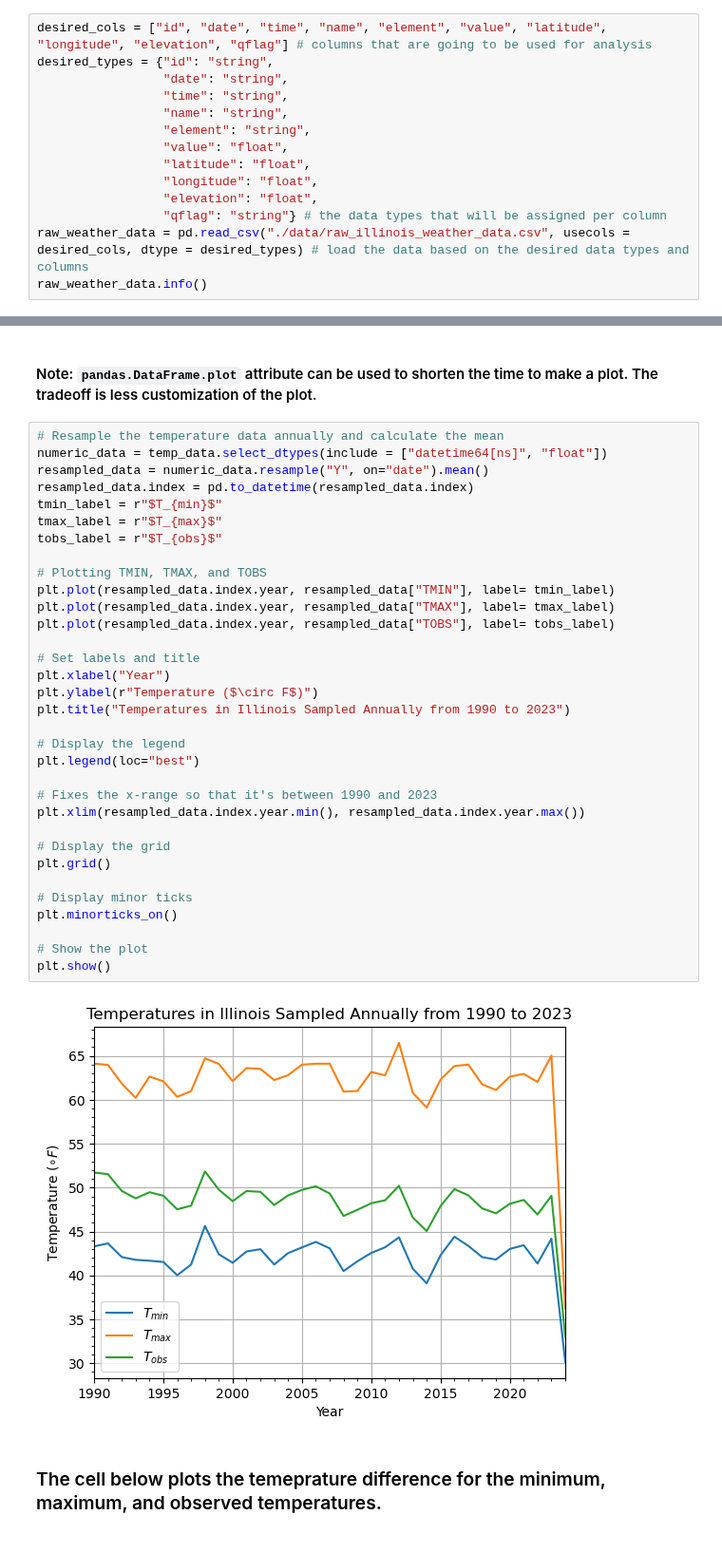
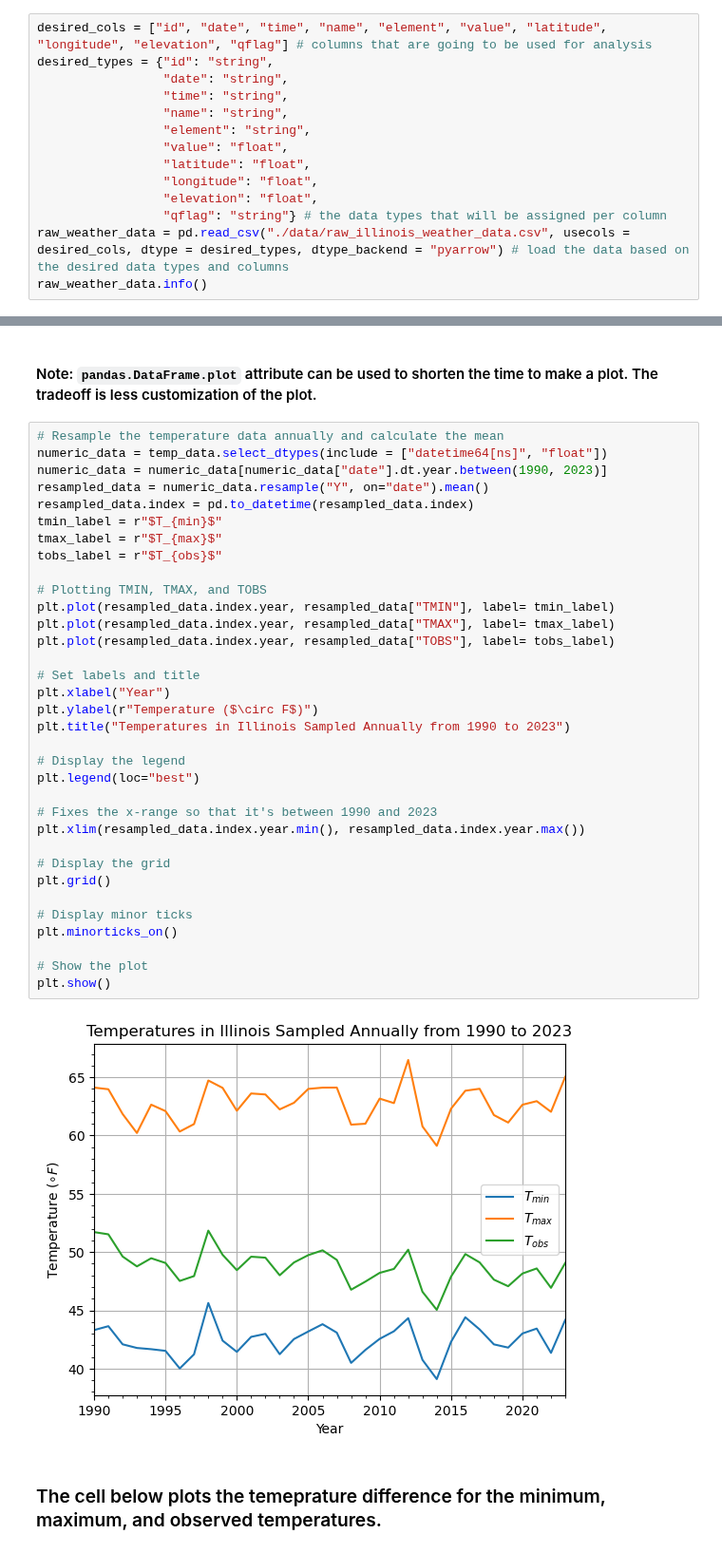
Before and after one commit to hfactor13/IllinoisWeather, a Jupyter notebook: weather_analysis.ipynb, the cells around one changed output, grey strips where cells are left out. Shown at 95% size. Drawn from its saved outputs; the diff is of its cells as text.

```diff
--- a/weather_analysis.ipynb
+++ b/weather_analysis.ipynb
@@ -17,7 +16,7 @@ desired_types = {"id": "string",
                  "longitude": "float",
                  "elevation": "float",
                  "qflag": "string"} # the data types that will be assigned per column
-raw_weather_data = pd.read_csv("./data/raw_illinois_weather_data.csv", usecols = desired_cols, dtype = desired_types) # load the data based on the desired data types and columns
+raw_weather_data = pd.read_csv("./data/raw_illinois_weather_data.csv", usecols = desired_cols, dtype = desired_types, dtype_backend = "pyarrow") # load the data based on the desired data types and columns
 raw_weather_data.info()
 # %% [output]
 <class 'pandas.core.frame.DataFrame'>
@@ -169,38 +147,39 @@ See the caveats in the documentation: https://pandas.pydata.org/pandas-docs/stab
 # %%
 # Resample the temperature data annually and calculate the mean
 numeric_data = temp_data.select_dtypes(include = ["datetime64[ns]", "float"])
+numeric_data = numeric_data[numeric_data["date"].dt.year.between(1990, 2023)]
 resampled_data = numeric_data.resample("Y", on="date").mean()
 resampled_data.index = pd.to_datetime(resampled_data.index)
 tmin_label = r"$T_{min}$"
 tmax_label = r"$T_{max}$"
 tobs_label = r"$T_{obs}$"
 
 # Plotting TMIN, TMAX, and TOBS
 plt.plot(resampled_data.index.year, resampled_data["TMIN"], label= tmin_label)
 plt.plot(resampled_data.index.year, resampled_data["TMAX"], label= tmax_label)
 plt.plot(resampled_data.index.year, resampled_data["TOBS"], label= tobs_label)
 
 # Set labels and title
 plt.xlabel("Year")
 plt.ylabel(r"Temperature ($\circ F$)")
 plt.title("Temperatures in Illinois Sampled Annually from 1990 to 2023")
 
 # Display the legend
 plt.legend(loc="best")
 
 # Fixes the x-range so that it's between 1990 and 2023
 plt.xlim(resampled_data.index.year.min(), resampled_data.index.year.max())
 
 # Display the grid
 plt.grid()
 
 # Display minor ticks
 plt.minorticks_on()
 
 # Show the plot
 plt.show()
 # %% [output]
-[figure, old version]
+[figure, new version]
 # %% [markdown]
 ### The cell below plots the temeprature difference for the minimum, maximum, and observed temperatures.
 # %%
```
Also changed, not shown: parts of 5 cells of this notebook, 1 other file.
